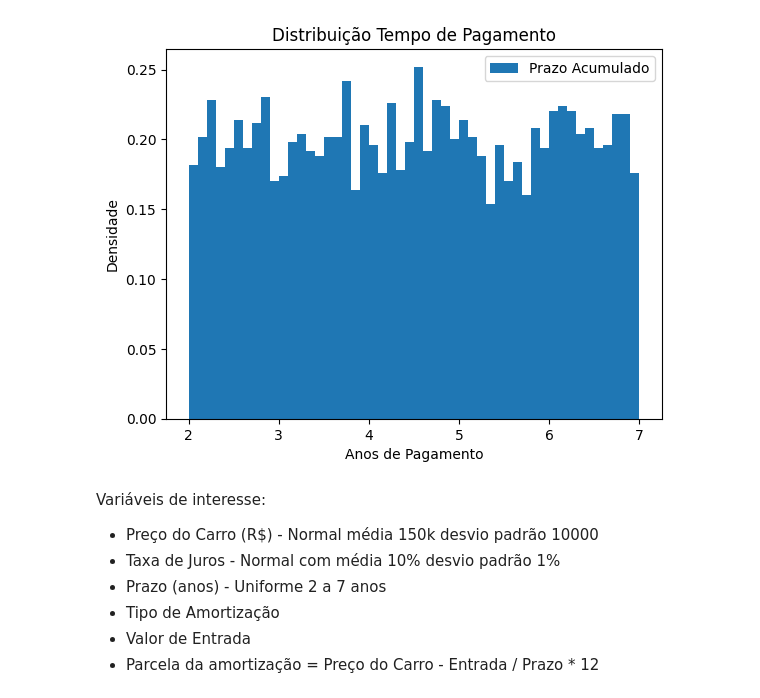
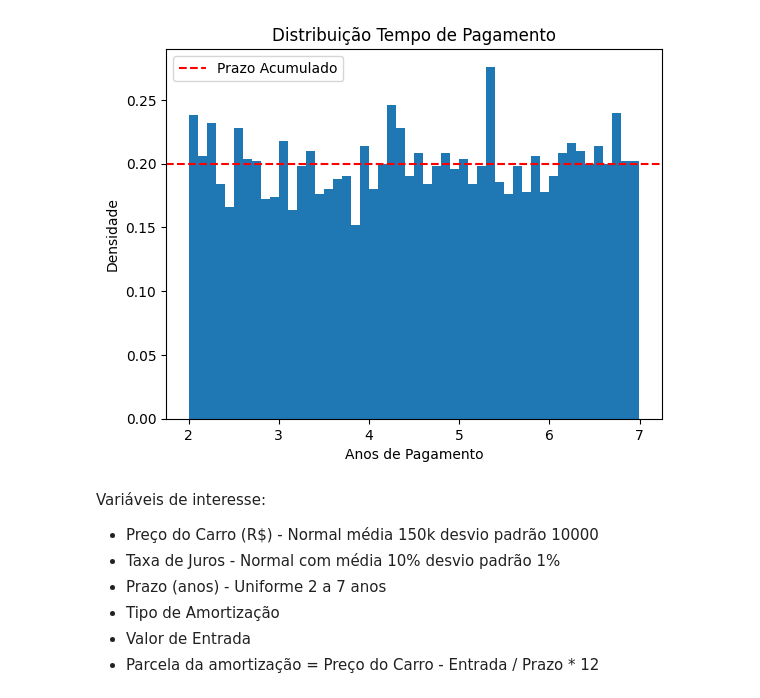
Before and after one commit to LuizAlbino/monte-carlo-car-price, a Jupyter notebook: monte-carlo-car-price.ipynb, the cells around one changed output. Drawn from its saved outputs; the diff is of its cells as text; code cells hidden in the pictures.

```diff
--- a/monte-carlo-car-price.ipynb
+++ b/monte-carlo-car-price.ipynb
@@ -55,14 +55,20 @@ plt.show()
 # %%
-term_max = 7 #%
-term_min = 2 #%
+term_max = 7 #Anos
+term_min = 2 #Anos
 
 term = np.random.uniform(term_min, term_max, (term_max-term_min)*1000)
-plt.hist(term, bins=50, density=True)
+counts, bins, patches = plt.hist(term, bins=50, density=True)
+
+
+y_mean = np.mean(counts)
+plt.axhline(y=y_mean, color='red', linestyle='--', label=f'Média do eixo y ({y_mean:.2f})')
+
 
 plt.title('Distribuição Tempo de Pagamento')
 plt.legend(['Prazo Acumulado'])
 plt.xlabel('Anos de Pagamento')
 plt.ylabel('Densidade')
+
 plt.show()
 # %% [output]
-[figure, old version]
+[figure, new version]
```
Also changed, not shown: parts of 3 cells of this notebook.
